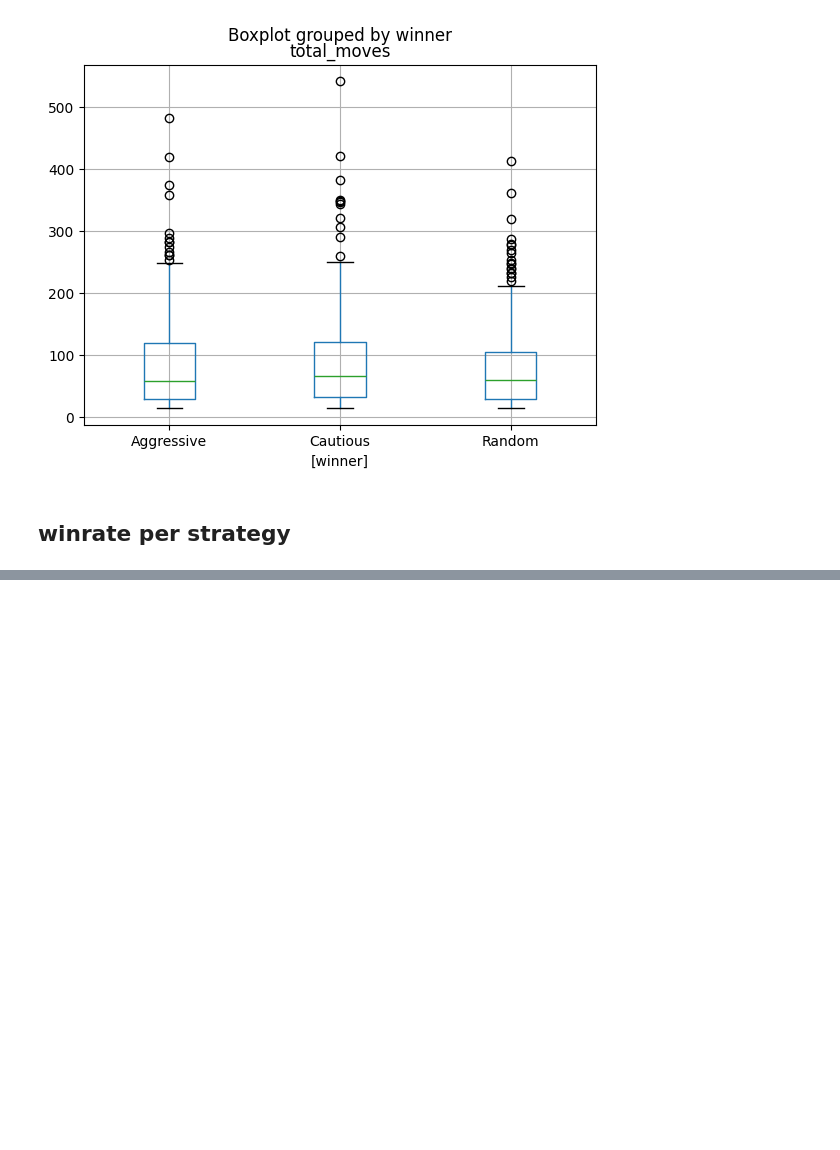
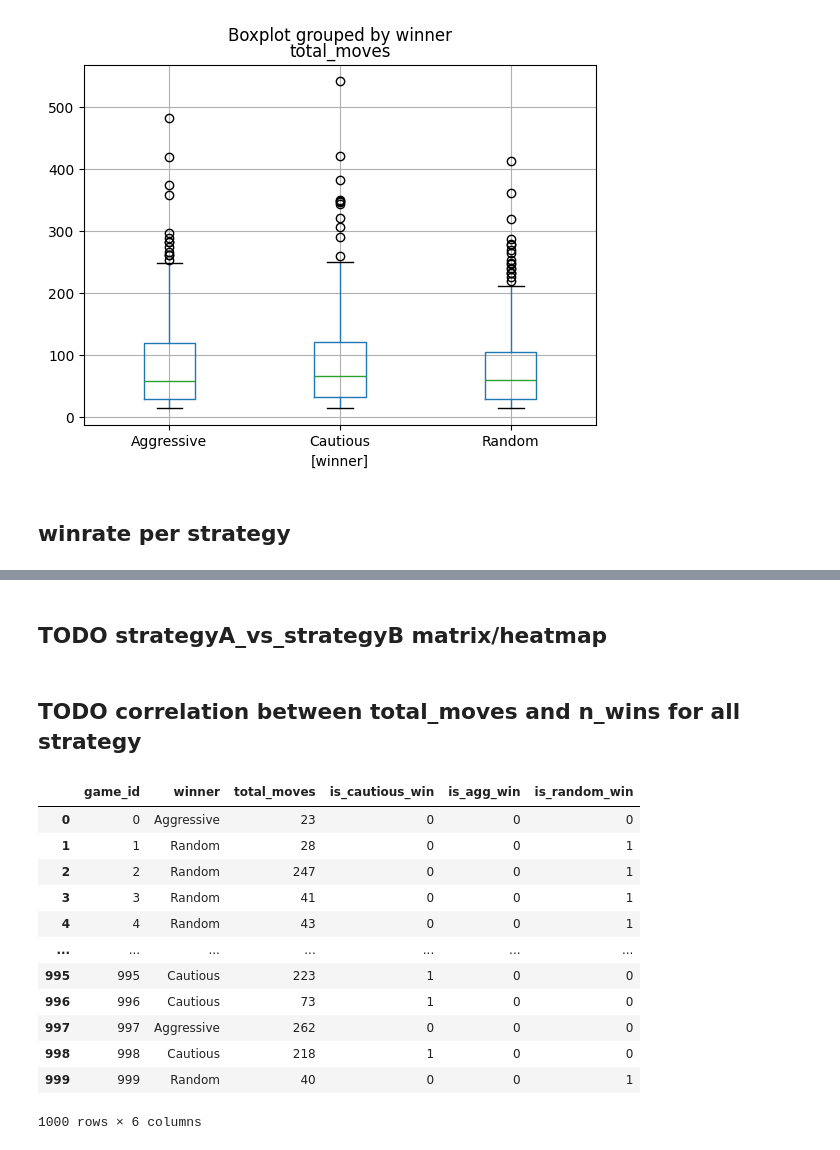
Before and after one commit to galafajter/macau_bots, a Jupyter notebook: eda/game_analysis.ipynb, the cells around one changed output, grey strips where cells are left out. Cells and saved outputs as stored; diff of their text form; code cells hidden in the pictures; blank space fills up the shorter version.

```diff
--- a/eda/game_analysis.ipynb
+++ b/eda/game_analysis.ipynb
@@ -102,0 +205,31 @@ Name: total_moves, dtype: float64
+# %% [markdown]
+## TODO strategyA_vs_strategyB matrix/heatmap
+# %% [markdown]
+## TODO correlation between total_moves and n_wins for all strategy
+# %%
+sim_games_results_df['is_cautious_win'] = (sim_games_results_df['winner'] == 'Cautious').astype(int)
+sim_games_results_df['is_agg_win'] = (sim_games_results_df['winner'] == 'Aggressive').astype(int)
+sim_games_results_df['is_random_win'] = (sim_games_results_df['winner'] == 'Random').astype(int)
+# %%
+total_moves_list = sim_games_results_df["total_moves"].to_list()
+caut_wins = sim_games_results_df["is_cautious_win"].to_list()
+agg_wins = sim_games_results_df["is_agg_win"].to_list()
+rand_wins = sim_games_results_df["is_random_win"].to_list()
+
+caut_res = stats.pointbiserialr(caut_wins, total_moves_list)
+agg_res = stats.pointbiserialr(agg_wins, total_moves_list)
+rand_res = stats.pointbiserialr(rand_wins, total_moves_list)
+# %% [output]
+|  | game_id | winner | total_moves | is_cautious_win | is_agg_win | is_random_win |
+| 0 | 0 | Aggressive | 23 | 0 | 0 | 0 |
+| 1 | 1 | Random | 28 | 0 | 0 | 1 |
+| 2 | 2 | Random | 247 | 0 | 0 | 1 |
+| 3 | 3 | Random | 41 | 0 | 0 | 1 |
+| 4 | 4 | Random | 43 | 0 | 0 | 1 |
+| ... | ... | ... | ... | ... | ... | ... |
+| 995 | 995 | Cautious | 223 | 1 | 0 | 0 |
+| 996 | 996 | Cautious | 73 | 1 | 0 | 0 |
+| 997 | 997 | Aggressive | 262 | 0 | 0 | 0 |
+| 998 | 998 | Cautious | 218 | 1 | 0 | 0 |
+| 999 | 999 | Random | 40 | 0 | 0 | 1 |
+1000 rows × 6 columns
```
Also changed, not shown: parts of 13 cells of this notebook.
